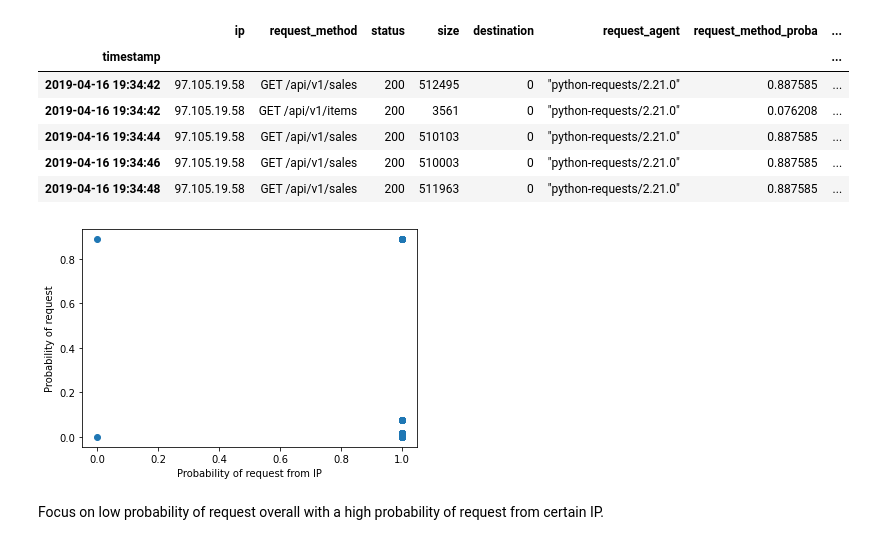
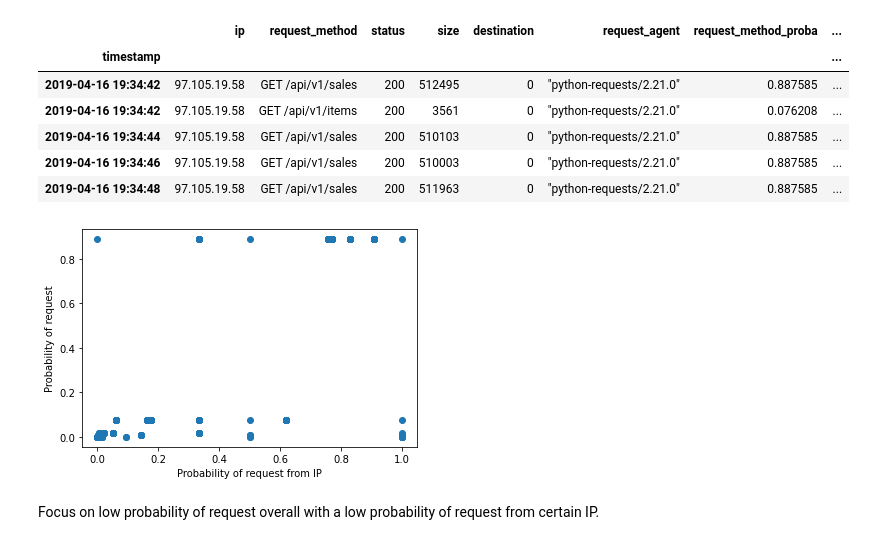
Before and after one commit to david-ryan-alviola/anomaly-detection-exercises, a Jupyter notebook: discrete_anomaly_detection.ipynb, the cells around one changed output. Cells and saved outputs as stored; diff of their text form; code cells hidden in the pictures.

Commit message:
Redid exercise with utils

```diff
--- a/discrete_anomaly_detection.ipynb
+++ b/discrete_anomaly_detection.ipynb
@@ -464,7 +424,7 @@ train
 | 2019-04-17 19:36:41 | 95.31.16.121 | GET /api/v1/sales | 301 | 1005 | NaN | python-requests/2.21.0 |
 13975 rows × 6 columns
 # %%
-request_df = generate_column_probability_df(train, 'request_method')
+request_df = utils.generate_column_probability_df(train, 'request_method')
 request_df
 # %% [output]
 |  | request_method | request_method_proba |
@@ -537,0 +458,3 @@ request_given_ip
+# %%
+request_given_ip = utils.generate_conditional_probability_df(train, 'request_method', 'ip')
+request_given_ip
@@ -571,12 +508,12 @@ df.head()
 | 2019-04-16 19:34:48 | 97.105.19.58 | GET /api/v1/sales | 200 | 511963 | 0 | "python-requests/2.21.0" | 0.887585 | ... |
 # %%
 # scatter plot
-plt.scatter(df.proba_request_given_ip, df.request_method_proba)
+plt.scatter(df.proba_request_method_given_ip, df.request_method_proba)
 plt.xlabel("Probability of request from IP")
 plt.ylabel("Probability of request")
 plt.show()
 # %% [output]
-[figure, old version]
+[figure, new version]
 # %% [markdown]
-Focus on low probability of request overall with a high probability of request from certain IP.
+Focus on low probability of request overall with a low probability of request from certain IP.
 # %%
```
Also changed, not shown: parts of 24 cells of this notebook.
